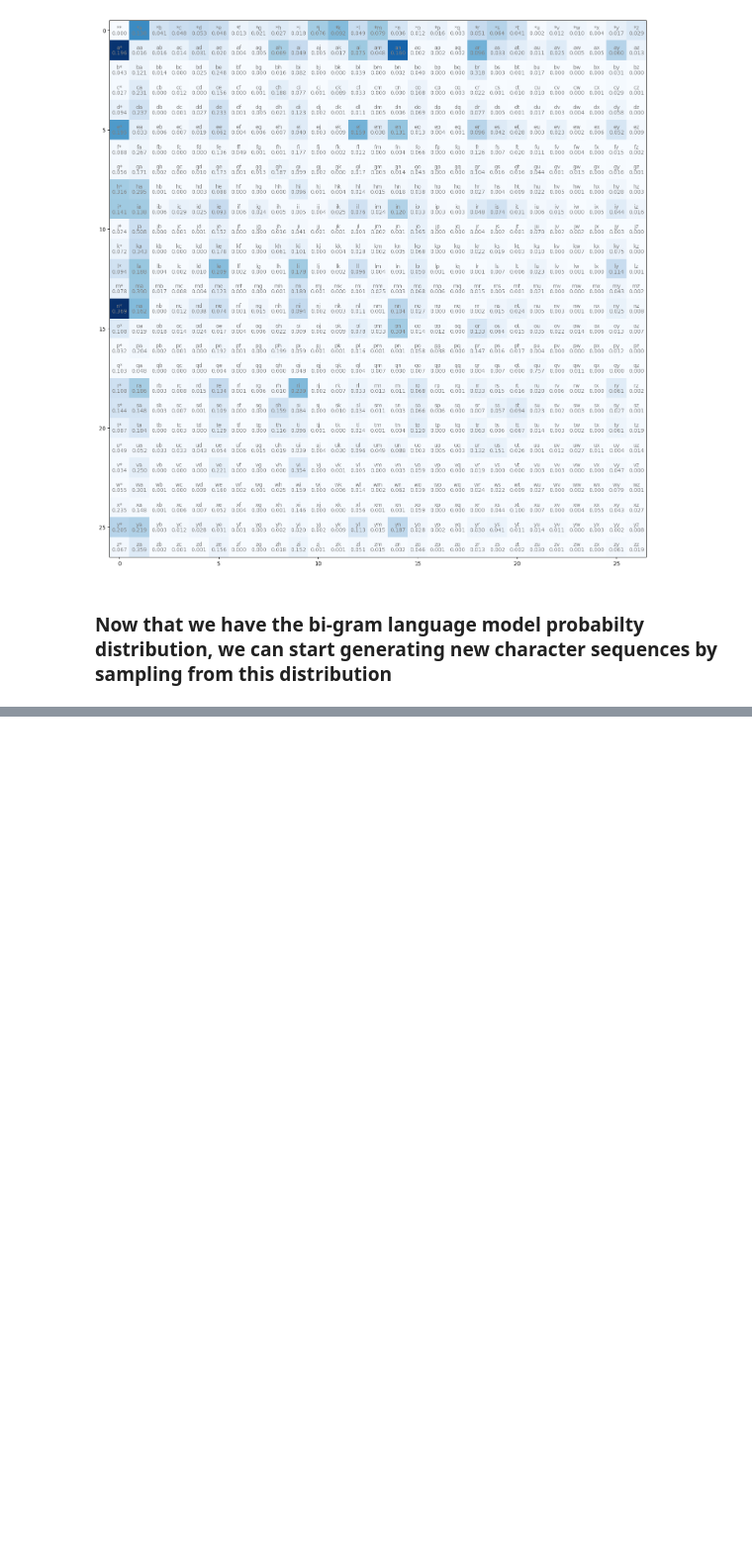
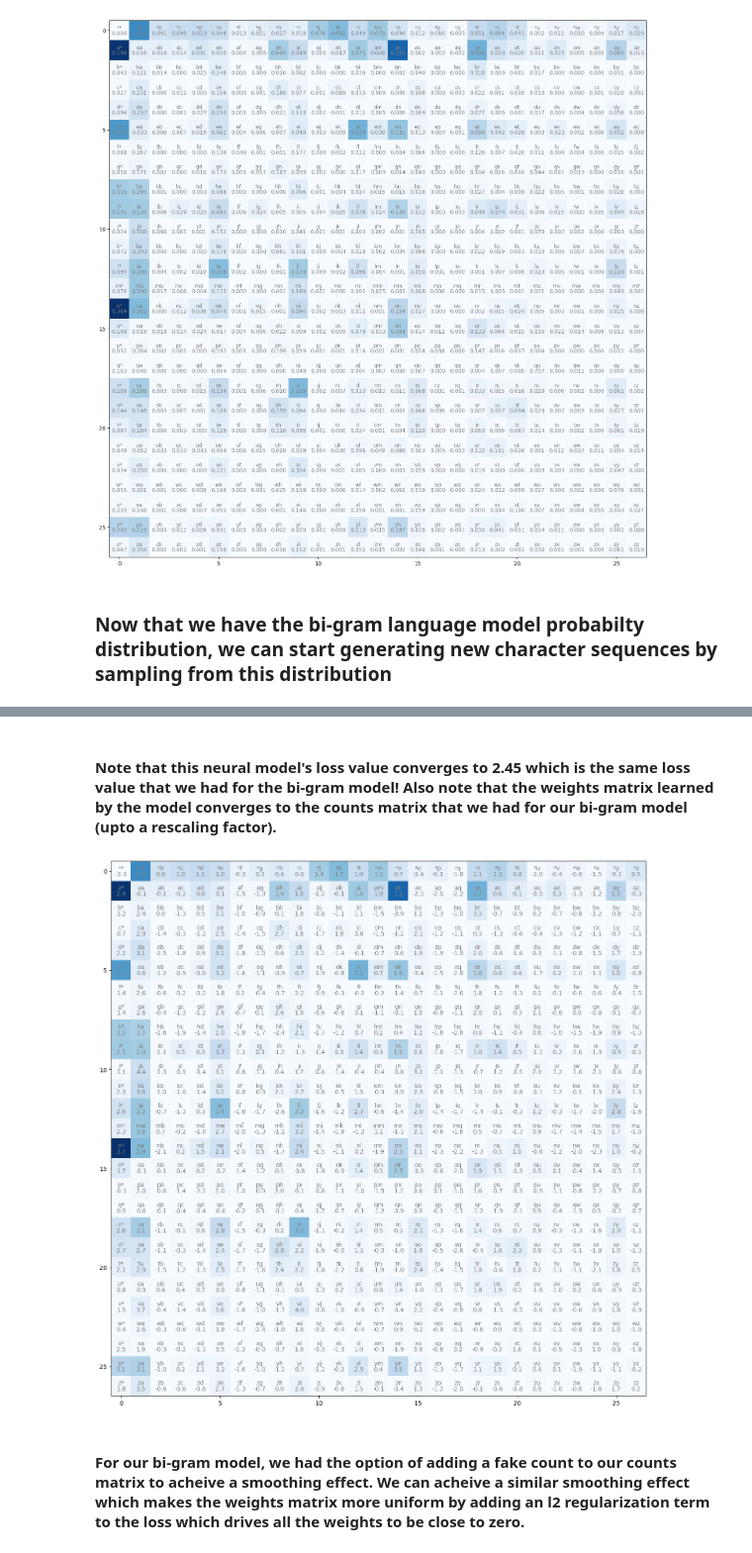
Before and after one commit to tsultan16/NLP_Language_Models, a Jupyter notebook: Pytorch_Tutorial/Andrej_Karpathy_Tutorials/simple_1.ipynb, the cells around one changed output, grey strips where cells are left out. Shown at 99% size. Cells and saved outputs as stored; diff of their text form; code cells hidden in the pictures; blank space fills up the shorter version.

Commit message:
implemented a simple neural network for learning the bi-gram distribution, without and with regularizatino

```diff
--- a/Pytorch_Tutorial/Andrej_Karpathy_Tutorials/simple_1.ipynb
+++ b/Pytorch_Tutorial/Andrej_Karpathy_Tutorials/simple_1.ipynb
@@ -175,0 +270,10 @@ generate_word('r')
+# %%
+# define the parameters used for computing the output neurons
+W = torch.randn((len(vocab), len(vocab))) # parameters initialized randomly with values drawn from a normal distribution
+# %%
+# compute logits, i.e. the linear transform of the inputs
+logits = xenc @ W
+# %%
+# compute the softmax, applied to each row of the matrix of logits, this given us the predicted probability distribution for the target characters
+counts = logits.exp()
+prob = counts / counts.sum(dim=1, keepdims=True)
@@ -175,0 +285,26 @@ generate_word('r')
+# %%
+# we can train our model by optimizing the weights
+num_epochs = 1000
+lr = 10.0 # gradient descent learning rate
+
+W = torch.randn((len(vocab), len(vocab)), requires_grad=True)
+
+for i in range(num_epochs):
+
+    # reset parameter gradients
+    W.grad = None
+
+    # forward pass
+    logits = xenc @ W
+    counts = logits.exp()
+    prob = counts / counts.sum(dim=1, keepdims=True)
+    loss = -prob[torch.arange(prob.size(0)), ys].log().mean()
+
+    # backward pass
+    loss.backward()
+
+    # update parameters via gradient descent
+    W.data -= lr * W.grad
+
+    if i % 10 == 0:
+        print(f"Epoch# {i}, Average Loss: {loss.item()}")
@@ -175,0 +329,14 @@ generate_word('r')
+# %% [markdown]
+#### Note that this neural model's loss value converges to 2.45 which is the same loss value that we had for the bi-gram model! Also note that the weights matrix learned by the model converges to the counts matrix that we had for our bi-gram model (upto a rescaling factor).
+# %%
+plt.figure(figsize=(16,16))
+plt.imshow(bg_counts, cmap='Blues')
+for i in range(len(vocab)):
+    for j in range(len(vocab)):
+        bgstr = itoc[i] + itoc[j]
+        plt.text(j,i, bgstr, ha='center', va='bottom', color='gray')
+        plt.text(j,i, f"{W[i,j].item():.1f}", ha='center', va='top', color='gray')
+# %% [output]
+[figure, added]
+# %% [markdown]
+#### For our bi-gram model, we had the option of adding a fake count to our counts matrix to acheive a smoothing effect. We can acheive a similar smoothing effect which makes the weights matrix more uniform by adding an l2 regularization term to the loss which drives all the weights to be close to zero.
```
Also changed, not shown: parts of 17 cells of this notebook.
